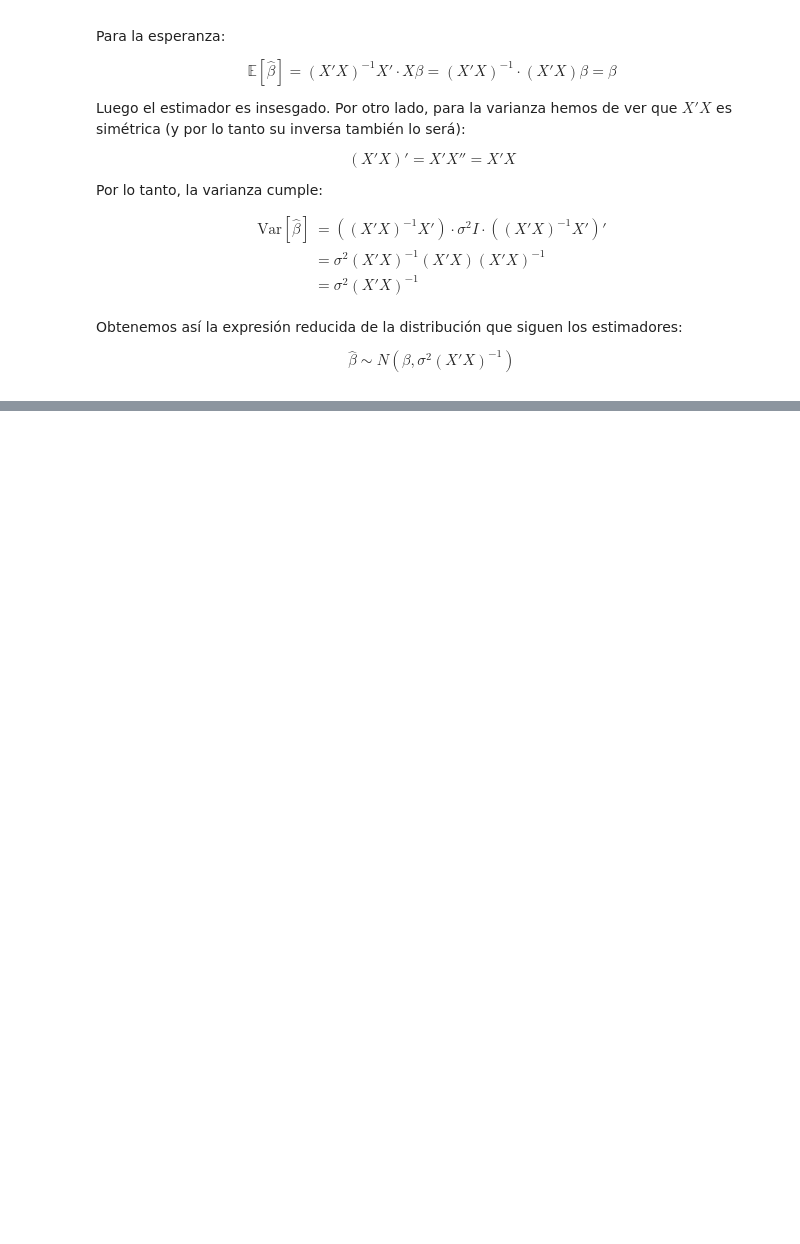
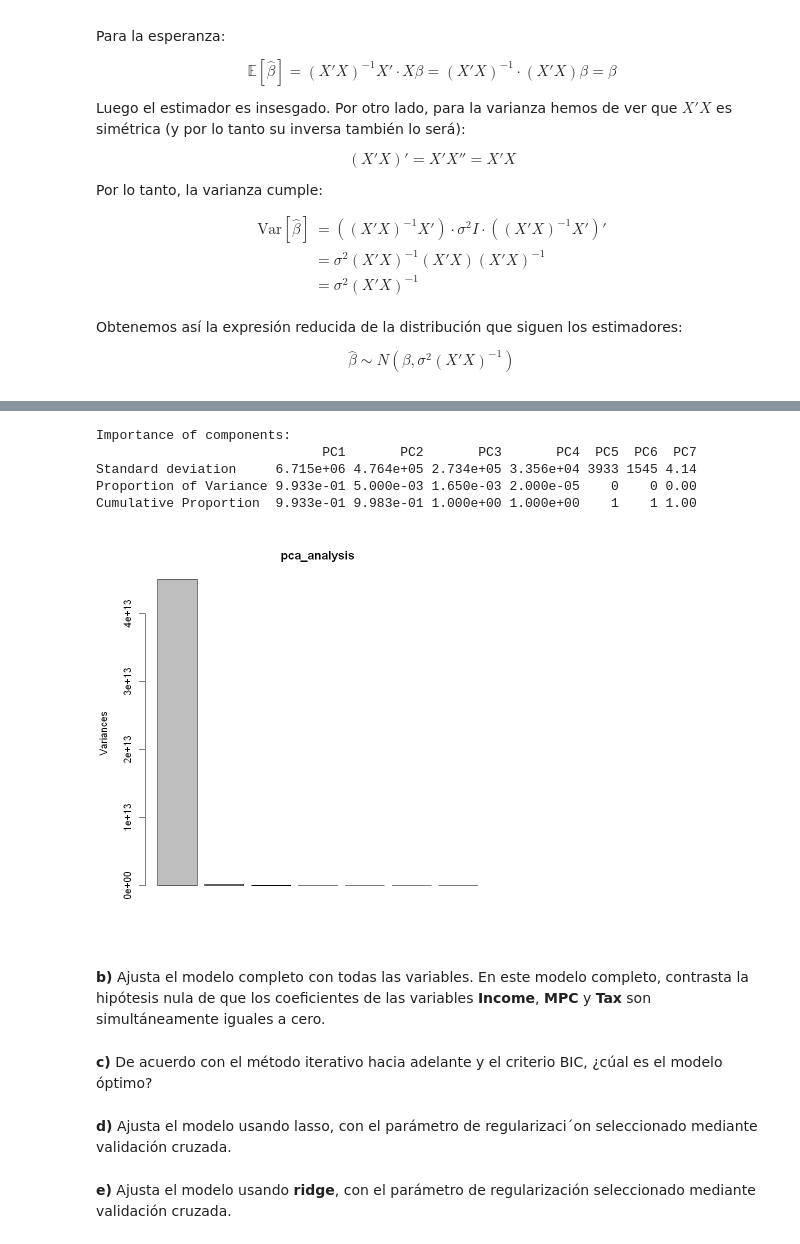
Before and after one commit to Ocete/mcd-mae, a Jupyter notebook: Entrega 3/ejercicios.ipynb, the cells around one changed output, grey strips where cells are left out. Drawn from its saved outputs; the diff is of its cells as text; code cells hidden in the pictures; blank space fills up the shorter version.

```diff
--- a/Entrega 3/ejercicios.ipynb
+++ b/Entrega 3/ejercicios.ipynb
@@ -244,0 +286,18 @@ $$
+# %%
+summary(pca_analysis)
+plot(pca_analysis)z
+# %% [output]
+Importance of components:
+                             PC1       PC2       PC3       PC4  PC5  PC6  PC7
+Standard deviation     6.715e+06 4.764e+05 2.734e+05 3.356e+04 3933 1545 4.14
+Proportion of Variance 9.933e-01 5.000e-03 1.650e-03 2.000e-05    0    0 0.00
+Cumulative Proportion  9.933e-01 9.983e-01 1.000e+00 1.000e+00    1    1 1.00
+[figure, added]
+# %% [markdown]
+**b)** Ajusta el modelo completo con todas las variables. En este modelo completo, contrasta la hipótesis nula de que los coeficientes de las variables **Income**, **MPC** y **Tax** son simultáneamente iguales a cero.
+# %% [markdown]
+**c)** De acuerdo con el método iterativo hacia adelante y el criterio BIC, ¿cúal es el modelo óptimo?
+# %% [markdown]
+**d)** Ajusta el modelo usando lasso, con el parámetro de regularizaci´on seleccionado mediante validación cruzada.
+# %% [markdown]
+**e)** Ajusta el modelo usando **ridge**, con el parámetro de regularización seleccionado mediante validación cruzada.
```
Also changed, not shown: parts of 6 cells of this notebook.
